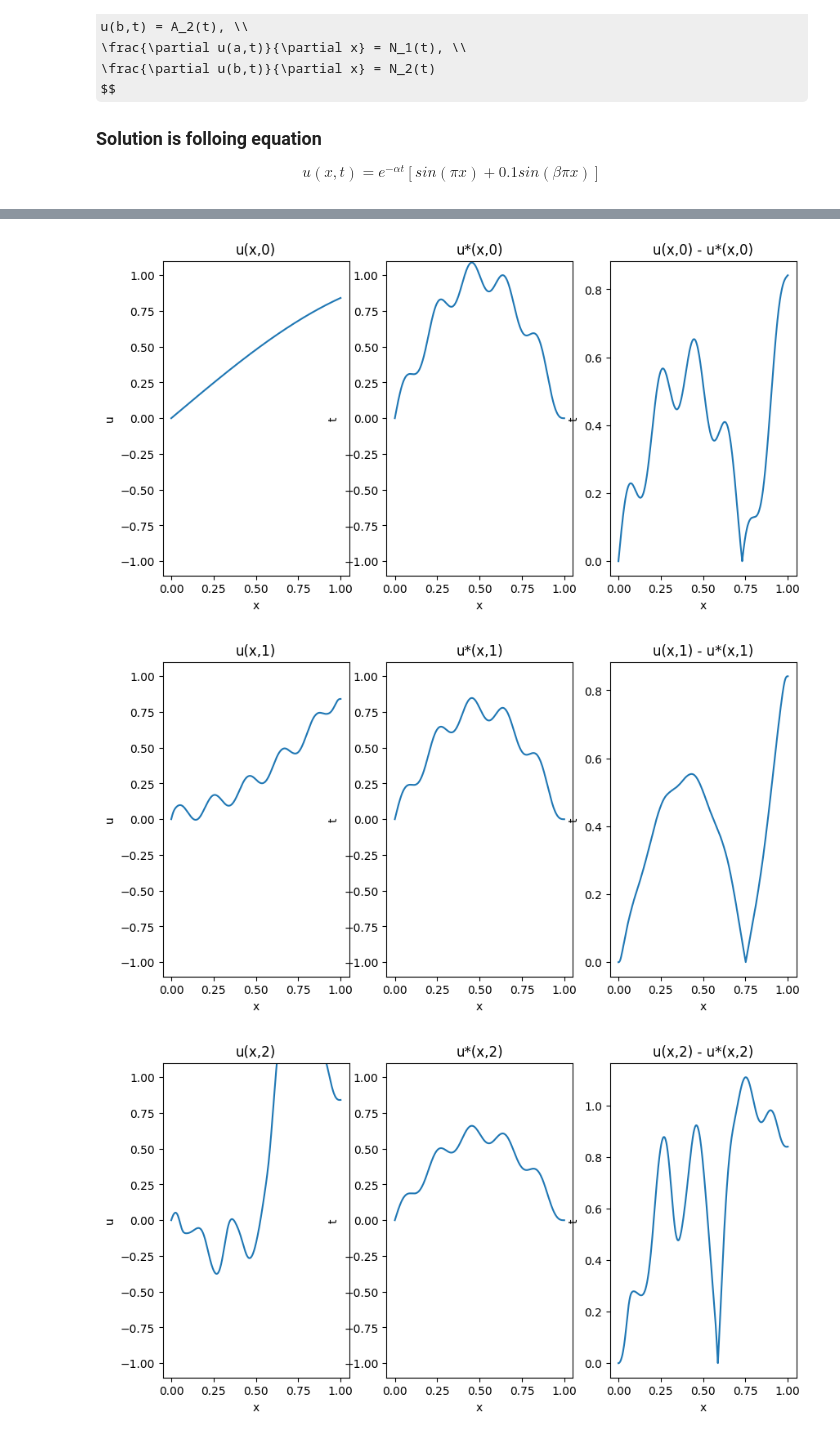
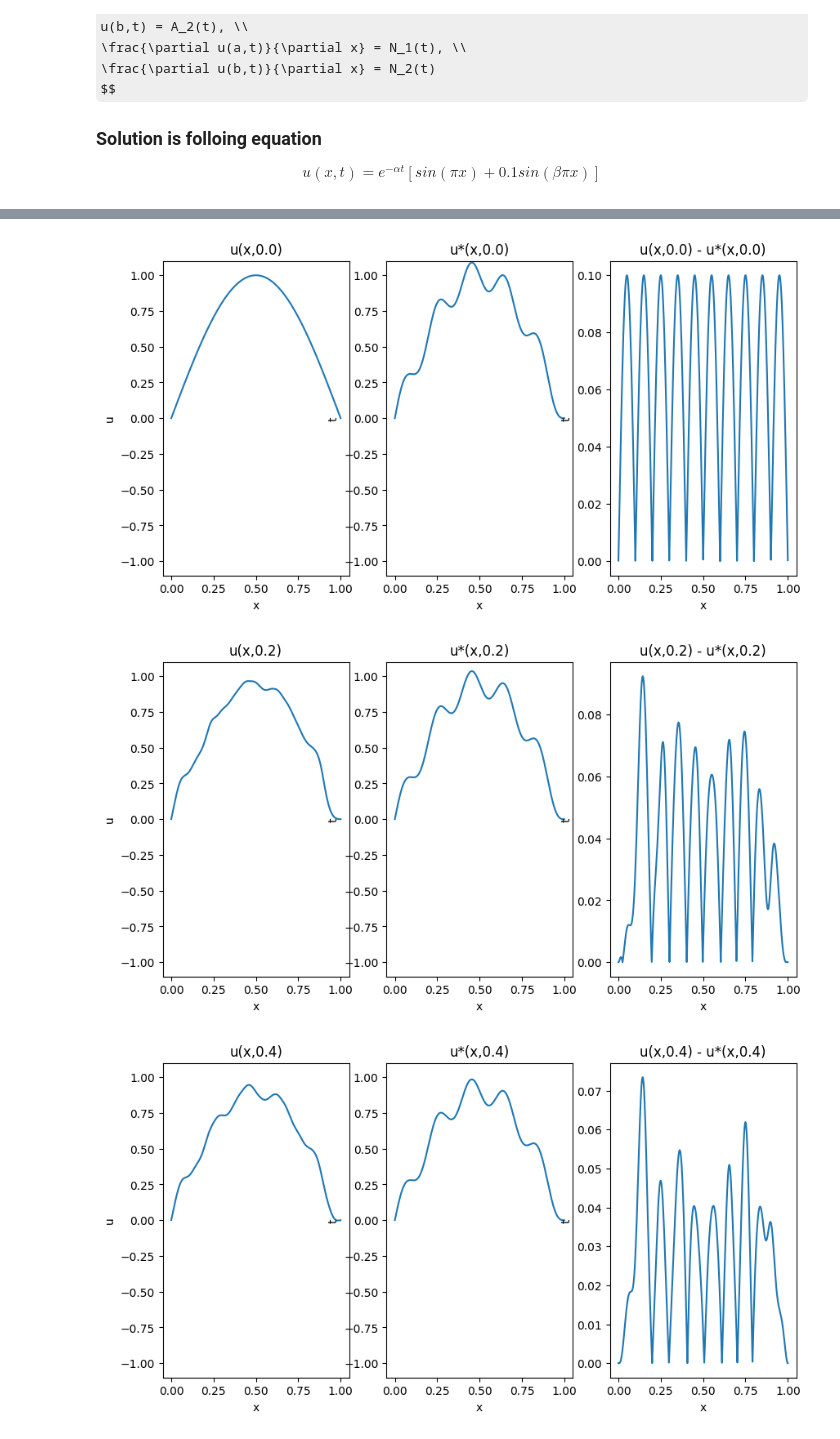
Before and after one commit to KatHaruto/PINNs_example, a Jupyter notebook: SFHCPINN.ipynb, the cells around one changed output, grey strips where cells are left out. Drawn from its saved outputs; the diff is of its cells as text; code cells hidden in the pictures; some formulas as TeX source.

```diff
--- a/SFHCPINN.ipynb
+++ b/SFHCPINN.ipynb
@@ -473,11 +534,11 @@ number_of_subnetworks = 20
 boundary = np.array([[0.,1.],[0.,1.]])
 def D(xt):
   x,t = xt[:,0:1], xt[:,1:2]
-  return x * (1-x) * t
+  return x * (1.-x) * t
 
 def G(xt):
   x,t = xt[:,0:1], xt[:,1:2]
-  return torch.sin(x)
+  return torch.sin(torch.pi * x)
 
 
 # model = PINN(input_dim=2,output_dim=1, hidden_size_list=[100,150,80,80,50])
@@ -496,5 +557,24 @@ model.to(device)
 optimizer = optim.Adam(model.parameters(), lr=initial_lr)
 scheduler = optim.lr_scheduler.StepLR(optimizer, step_size=decay_step_size, gamma=decay_rate)
 
-train(problem, model, boundary, epoch=epoch, optimizer=optimizer, scheduler=scheduler, sampling_stragtegy="uniform")
+with wandb.init(
+      project=f"{model.__class__.__name__}_{problem.__class__.__name__}",
+      config={
+          "learning_rate": initial_lr,
+          "model": model.__class__.__name__,
+          "problem": problem.__class__.__name__,
+          "epoch": epoch,
+          "collation_point_size": N_r,
+          "boundary_point_size": N_b,
+          "number_of_subnetworks": number_of_subnetworks,
+          "frequencies": list(range(1,21)),
+          "optimizer": optimizer,
+          "scheduler": scheduler
+      }
+  ):
+
+
+  train(problem, model, boundary, epoch=epoch, optimizer=optimizer, scheduler=scheduler, sampling_stragtegy="uniform")
+
+wandb.finish()
 # %% [output]
@@ -564,6 +663,7 @@ def visualize(model):
     # sort
     xt_eval, _ = xt_eval.sort(dim=0)
     for ti in range(6):
+      ti /= 5
       xt_eval[:,1] = ti * torch.ones(xt_eval.shape[0])
 
       u_pred = model(xt_eval.to(device)).detach().cpu().numpy()
@@ -576,33 +676,33 @@ def visualize(model):
       ax1.plot(xt_eval[:,0], u_pred)
       ax1.set_xlabel('x')
       ax1.set_ylabel('u')
       ax1.set_ylim(-1.1,1.1)
       ax1.set_title(f'u(x,{ti})')
 
       #plt.colorbar(sc, ax=ax1)
       # plt.colorbar(
 
       ax2 = fig.add_subplot(1,3,2)
       ax2.plot(xt_eval[:,0], u_true)
       # ax2.colorbar()
       ax2.set_xlabel('x')
       ax2.set_ylabel('t')
       ax2.set_ylim(-1.1,1.1)
       ax2.set_title(f'u*(x,{ti})')
 
 
       ax3 = fig.add_subplot(1,3,3)
 
       ax3.plot(xt_eval[:,0], abs_diff)
       # ax3.colorbar()
       ax3.set_xlabel('x')
       ax3.set_ylabel('t')
       ax3.set_title(f'u(x,{ti}) - u*(x,{ti})')
 
       plt.show()
 
 visualize(model)
 # %% [output]
-[figure, old version]
+[figure, new version]
-[figure, old version]
+[figure, new version]
-[figure, old version]
+[figure, new version]
```
Also changed, not shown: parts of 13 cells of this notebook.
